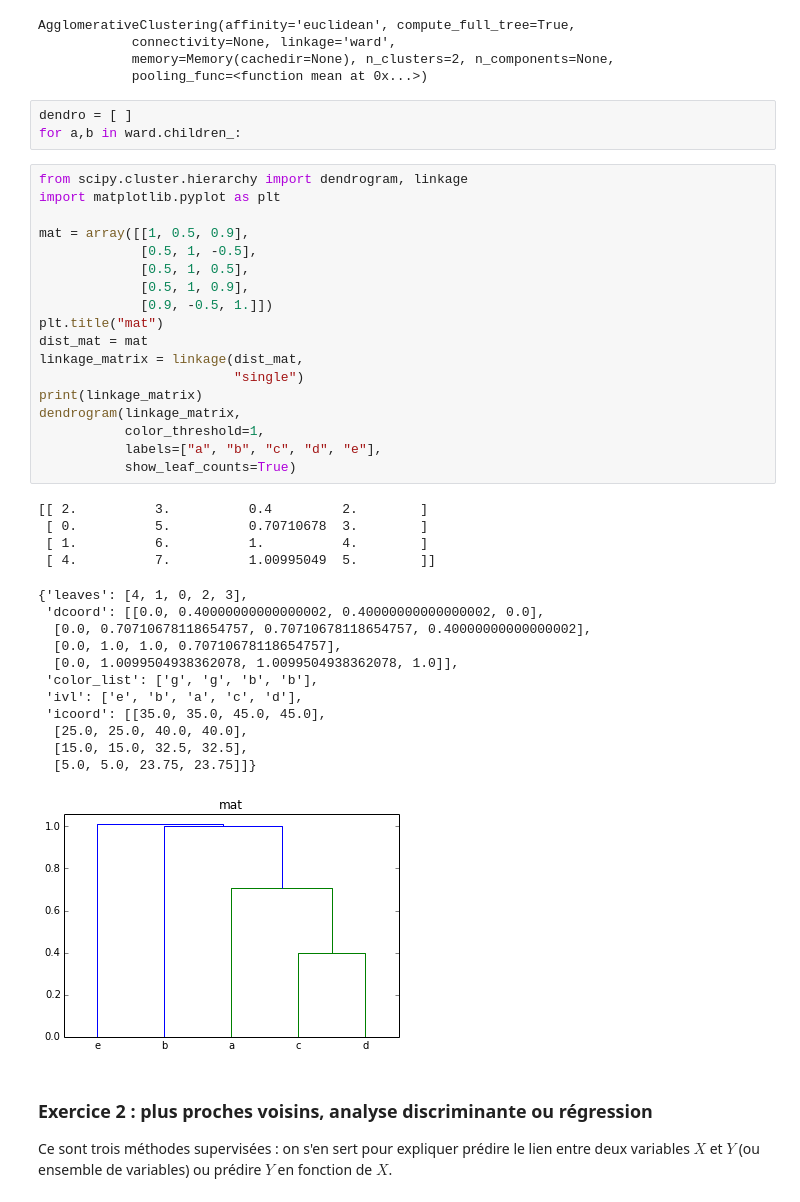
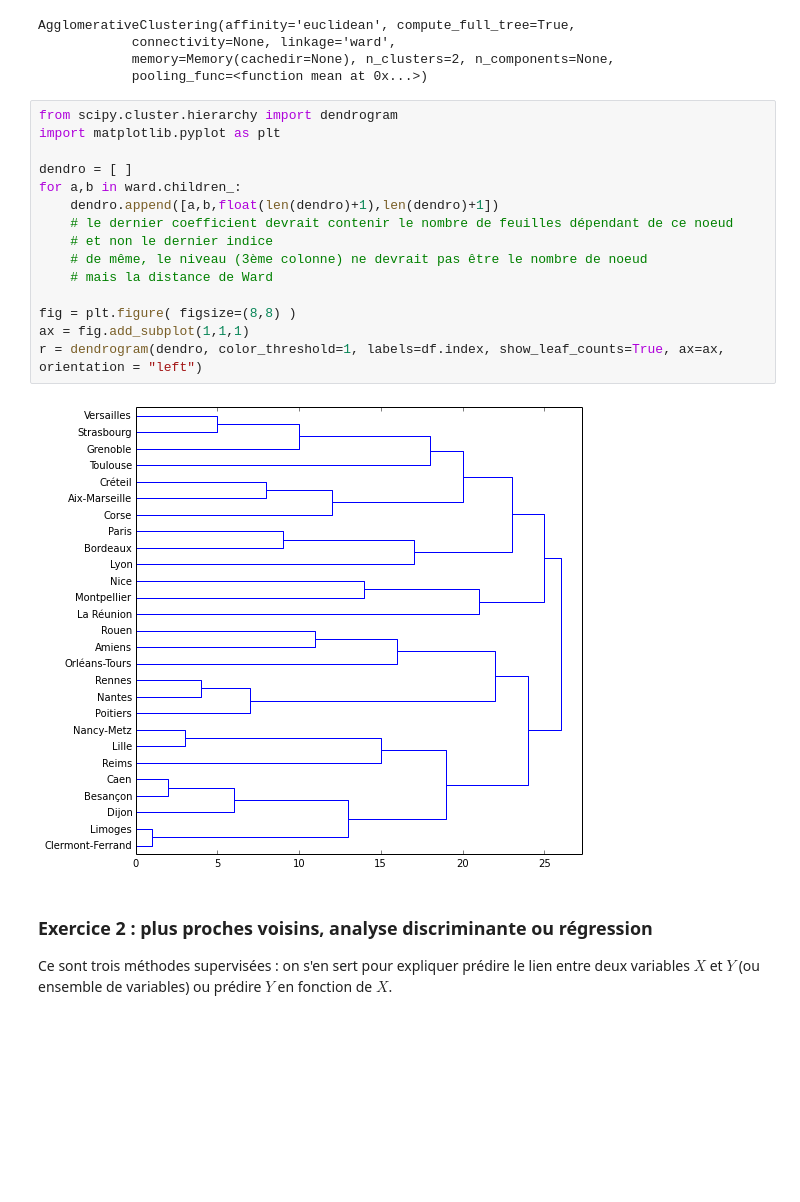
Before and after one commit to sdpython/ensae_teaching_cs, a Jupyter notebook: _doc/notebooks/td2a/td2a_correction_session_3A.ipynb, the cells around one changed output. Saved outputs shown, nothing was run; the diff lists cells and outputs as text; blank space fills up the shorter version.

```diff
--- a/_doc/notebooks/td2a/td2a_correction_session_3A.ipynb
+++ b/_doc/notebooks/td2a/td2a_correction_session_3A.ipynb
@@ -50,44 +50,23 @@ AgglomerativeClustering(affinity='euclidean', compute_full_tree=True,
             connectivity=None, linkage='ward',
             memory=Memory(cachedir=None), n_clusters=2, n_components=None,
             pooling_func=<function mean at 0x...>)
-# %%
-dendro = [ ]
-for a,b in ward.children_:
-# %%
-from scipy.cluster.hierarchy import dendrogram, linkage
-import matplotlib.pyplot as plt
-
-mat = array([[1, 0.5, 0.9],
-             [0.5, 1, -0.5],
-             [0.5, 1, 0.5],
-             [0.5, 1, 0.9],
-             [0.9, -0.5, 1.]])
-plt.title("mat")
-dist_mat = mat
-linkage_matrix = linkage(dist_mat,
-                         "single")
-print(linkage_matrix)
-dendrogram(linkage_matrix,
-           color_threshold=1,
-           labels=["a", "b", "c", "d", "e"],
-           show_leaf_counts=True)
-# %% [output]
-[[ 2.          3.          0.4         2.        ]
- [ 0.          5.          0.70710678  3.        ]
- [ 1.          6.          1.          4.        ]
- [ 4.          7.          1.00995049  5.        ]]
-{'leaves': [4, 1, 0, 2, 3],
- 'dcoord': [[0.0, 0.40000000000000002, 0.40000000000000002, 0.0],
-  [0.0, 0.70710678118654757, 0.70710678118654757, 0.40000000000000002],
-  [0.0, 1.0, 1.0, 0.70710678118654757],
-  [0.0, 1.0099504938362078, 1.0099504938362078, 1.0]],
- 'color_list': ['g', 'g', 'b', 'b'],
- 'ivl': ['e', 'b', 'a', 'c', 'd'],
- 'icoord': [[35.0, 35.0, 45.0, 45.0],
-  [25.0, 25.0, 40.0, 40.0],
-  [15.0, 15.0, 32.5, 32.5],
-  [5.0, 5.0, 23.75, 23.75]]}
-[figure, removed]
+# %%
+from scipy.cluster.hierarchy import dendrogram
+import matplotlib.pyplot as plt
+
+dendro = [ ]
+for a,b in ward.children_:
+    dendro.append([a,b,float(len(dendro)+1),len(dendro)+1])
+    # le dernier coefficient devrait contenir le nombre de feuilles dépendant de ce noeud
+    # et non le dernier indice
+    # de même, le niveau (3ème colonne) ne devrait pas être le nombre de noeud
+    # mais la distance de Ward
+
+fig = plt.figure( figsize=(8,8) )
+ax = fig.add_subplot(1,1,1)
+r = dendrogram(dendro, color_threshold=1, labels=df.index, show_leaf_counts=True, ax=ax, orientation = "left")
+# %% [output]
+[figure, added]
 # %% [markdown]
 <h3 id="exo2">Exercice 2 : plus proches voisins, analyse discriminante ou régression</h3>
 
```
Also changed, not shown: 1 other file.
